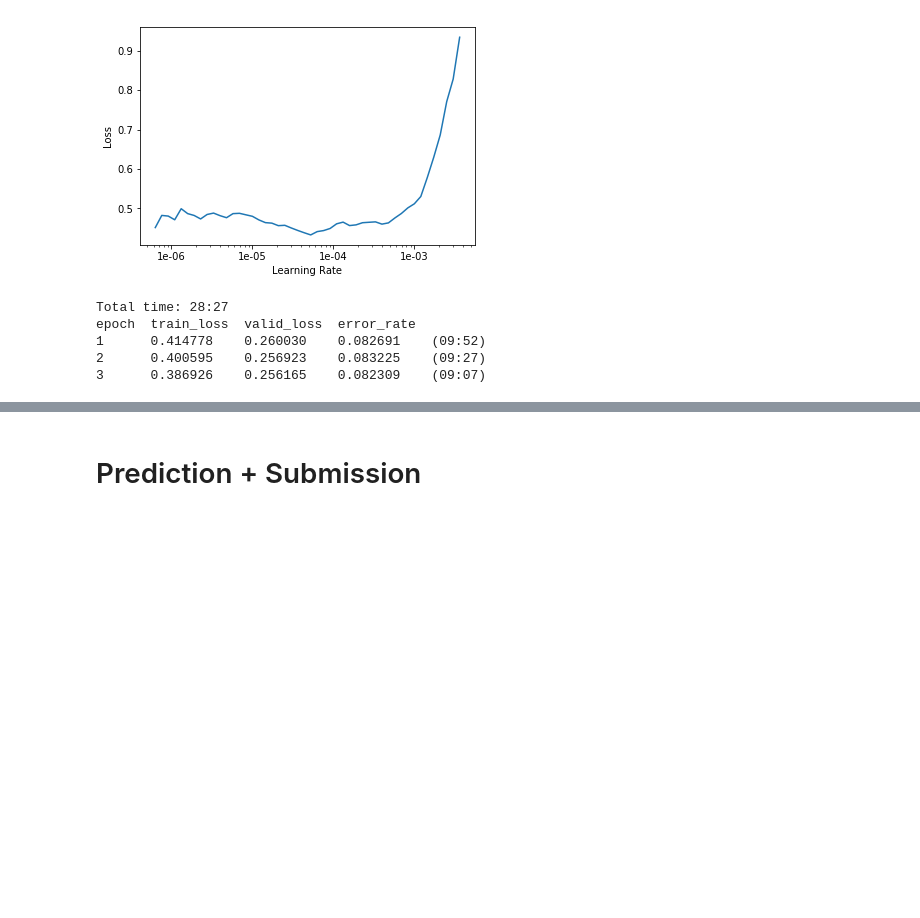
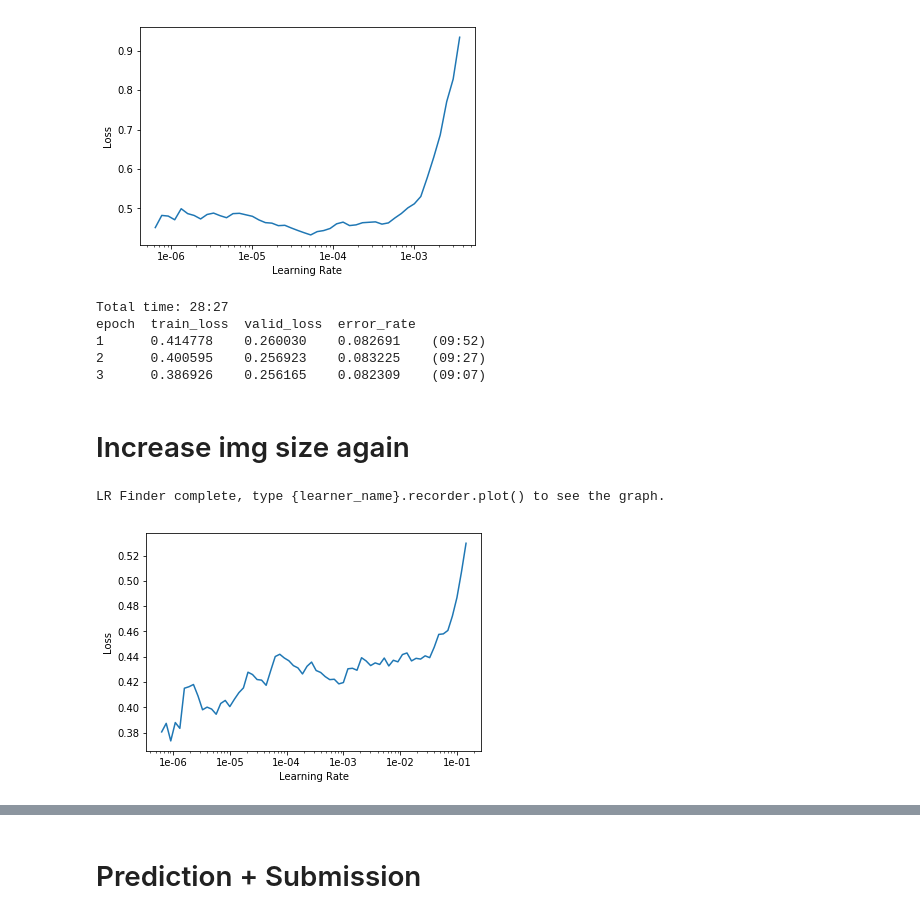
Before and after one commit to anhquan0412/zalo_landmark, a Jupyter notebook: clean_up.ipynb, the cells around one changed output, grey strips where cells are left out. Saved outputs shown, nothing was run; the diff lists cells and outputs as text; code cells hidden in the pictures; blank space fills up the shorter version.

```diff
--- a/clean_up.ipynb
+++ b/clean_up.ipynb
@@ -413,0 +415,15 @@ epoch  train_loss  valid_loss  error_rate
+# %% [markdown]
+# Increase img size again
+# %%
+PATH = Path('data')
+train_path = PATH/'TrainVal'
+np.random.seed(1204)
+data = ImageDataBunch.from_folder(PATH,train='TrainVal',valid_pct=.15,test = 'Public',ds_tfms = get_transforms(),size=299,bs=64).normalize(imagenet_stats)
+# %%
+# Training with resnet34
+learn = create_cnn(data, models.resnet34, metrics=error_rate)
+
+learn.load('stage2-299-3epochs-34')
+# %%
+data = ImageDataBunch.from_folder(PATH,train='TrainVal',valid_pct=.15,test = 'Public',ds_tfms = get_transforms(),size=350,bs=64).normalize(imagenet_stats)
+learn.data = data
@@ -413,0 +432,7 @@ epoch  train_loss  valid_loss  error_rate
+# %%
+learn.lr_find()
+
+learn.recorder.plot()
+# %% [output]
+LR Finder complete, type {learner_name}.recorder.plot() to see the graph.
+[figure, added]
```
Also changed, not shown: parts of 39 cells of this notebook.
